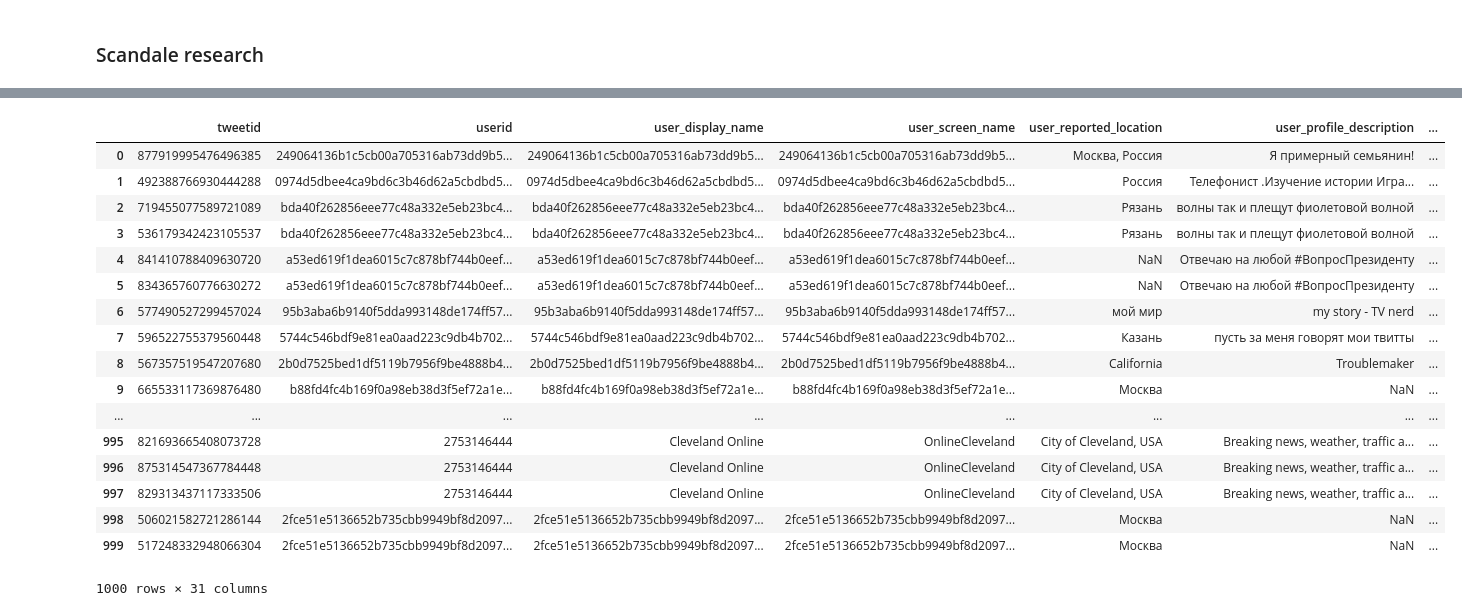
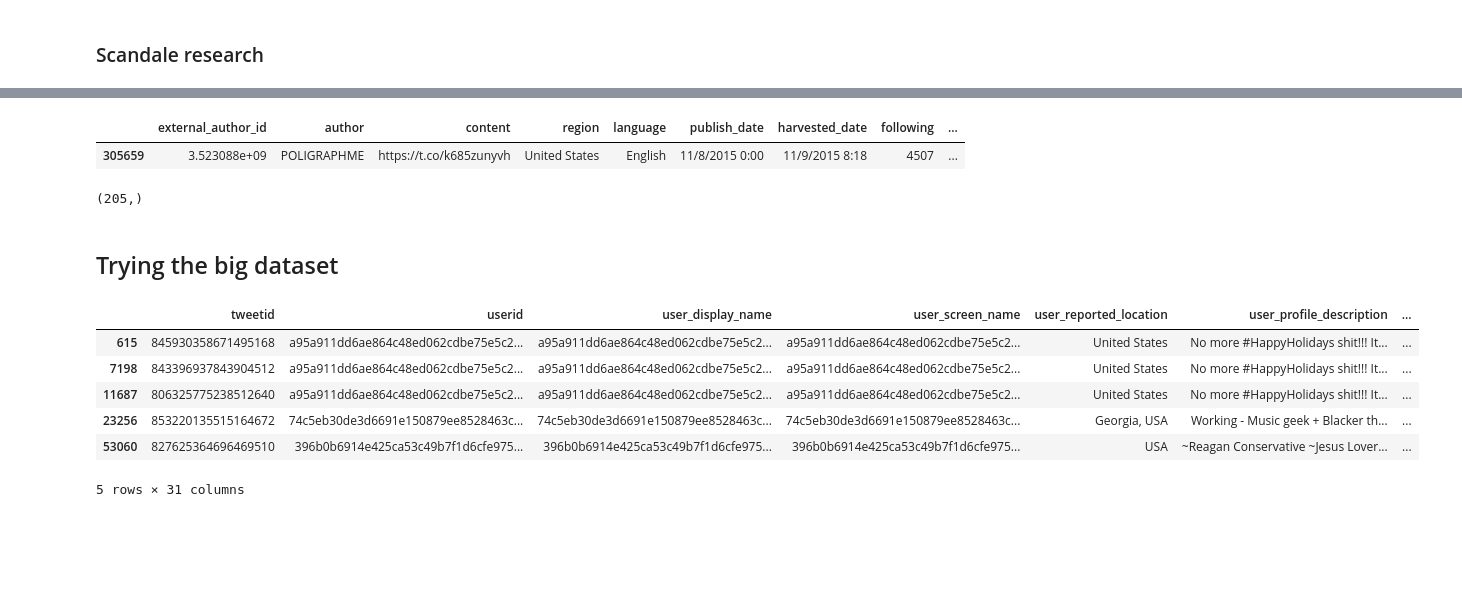
Before and after one commit to journeadrien/Project, a Jupyter notebook: python_code/project.ipynb, the cells around one changed output, grey strips where cells are left out. Cells and saved outputs as stored; diff of their text form; code cells hidden in the pictures; blank space fills up the shorter version.

Commit message:
trying the new dataset

```diff
--- a/python_code/project.ipynb
+++ b/python_code/project.ipynb
@@ -496,22 +368,39 @@ right_troll_df.groupby('region').count()
+# %%
+test = '11/8/2015 0:00'
+english_df[english_df['publish_date'] == test]
+# %% [output]
+|  | external_author_id | author | content | region | language | publish_date | harvested_date | following | ... |
+| 305659 | 3.523088e+09 | POLIGRAPHME | https://t.co/k685zunyvh | United States | English | 11/8/2015 0:00 | 11/9/2015 8:18 | 4507 | ... |
+# %%
+"""quote_tweet_df = english_df[english_df['retweet'] == 0]
+retweet_df = english_df[english_df['retweet'] == 1]
+
+keywords = ['pizzagate']
+
+scandale_quote_df = quote_tweet_df.copy()
+for keyword in keywords :
+    scandale_quote_df = scandale_quote_df[scandale_quote_df['content'].astype(str).str.contains(keyword)]
+
+scandale_quote_df['content'].unique().shape
+
+
+scandale_retweet_df = retweet_df.copy()
+for keyword in keywords :
+    scandale_retweet_df = scandale_retweet_df[scandale_retweet_df['content'].astype(str).str.contains(keyword)]
+
+scandale_retweet_df['content'].unique().shape"""
+# %% [output]
+(205,)
+# %% [markdown]
+## Trying the big dataset
 # %%
-#big_dataset_df = pd.read_csv(PATH_DATA + '/big/ira_tweets_csv_hashed.csv')
-big_dataset_df.head(1000)
+#big_dataset_df = pd.read_csv(PATH_DATA + '/ira_tweets_csv_hashed.csv')
+big_dataset_df.head()
 # %% [output]
 |  | tweetid | userid | user_display_name | user_screen_name | user_reported_location | user_profile_description | ... |
-| 0 | 877919995476496385 | 249064136b1c5cb00a705316ab73dd9b5... | 249064136b1c5cb00a705316ab73dd9b5... | 249064136b1c5cb00a705316ab73dd9b5... | Москва, Россия | Я примерный семьянин! | ... |
-| 1 | 492388766930444288 | 0974d5dbee4ca9bd6c3b46d62a5cbdbd5... | 0974d5dbee4ca9bd6c3b46d62a5cbdbd5... | 0974d5dbee4ca9bd6c3b46d62a5cbdbd5... | Россия | Телефонист .Изучение истории Игра... | ... |
-| 2 | 719455077589721089 | bda40f262856eee77c48a332e5eb23bc4... | bda40f262856eee77c48a332e5eb23bc4... | bda40f262856eee77c48a332e5eb23bc4... | Рязань | волны так и плещут фиолетовой волной | ... |
-| 3 | 536179342423105537 | bda40f262856eee77c48a332e5eb23bc4... | bda40f262856eee77c48a332e5eb23bc4... | bda40f262856eee77c48a332e5eb23bc4... | Рязань | волны так и плещут фиолетовой волной | ... |
-| 4 | 841410788409630720 | a53ed619f1dea6015c7c878bf744b0eef... | a53ed619f1dea6015c7c878bf744b0eef... | a53ed619f1dea6015c7c878bf744b0eef... | NaN | Отвечаю на любой #ВопросПрезиденту | ... |
-| 5 | 834365760776630272 | a53ed619f1dea6015c7c878bf744b0eef... | a53ed619f1dea6015c7c878bf744b0eef... | a53ed619f1dea6015c7c878bf744b0eef... | NaN | Отвечаю на любой #ВопросПрезиденту | ... |
-| 6 | 577490527299457024 | 95b3aba6b9140f5dda993148de174ff57... | 95b3aba6b9140f5dda993148de174ff57... | 95b3aba6b9140f5dda993148de174ff57... | мой мир | my story - TV nerd | ... |
-| 7 | 596522755379560448 | 5744c546bdf9e81ea0aad223c9db4b702... | 5744c546bdf9e81ea0aad223c9db4b702... | 5744c546bdf9e81ea0aad223c9db4b702... | Казань | пусть за меня говорят мои твитты | ... |
-| 8 | 567357519547207680 | 2b0d7525bed1df5119b7956f9be4888b4... | 2b0d7525bed1df5119b7956f9be4888b4... | 2b0d7525bed1df5119b7956f9be4888b4... | California | Troublemaker | ... |
-| 9 | 665533117369876480 | b88fd4fc4b169f0a98eb38d3f5ef72a1e... | b88fd4fc4b169f0a98eb38d3f5ef72a1e... | b88fd4fc4b169f0a98eb38d3f5ef72a1e... | Москва | NaN | ... |
-| ... | ... | ... | ... | ... | ... | ... | ... |
-| 995 | 821693665408073728 | 2753146444 | Cleveland Online | OnlineCleveland | City of Cleveland, USA | Breaking news, weather, traffic a... | ... |
-| 996 | 875314547367784448 | 2753146444 | Cleveland Online | OnlineCleveland | City of Cleveland, USA | Breaking news, weather, traffic a... | ... |
-| 997 | 829313437117333506 | 2753146444 | Cleveland Online | OnlineCleveland | City of Cleveland, USA | Breaking news, weather, traffic a... | ... |
-| 998 | 506021582721286144 | 2fce51e5136652b735cbb9949bf8d2097... | 2fce51e5136652b735cbb9949bf8d2097... | 2fce51e5136652b735cbb9949bf8d2097... | Москва | NaN | ... |
-| 999 | 517248332948066304 | 2fce51e5136652b735cbb9949bf8d2097... | 2fce51e5136652b735cbb9949bf8d2097... | 2fce51e5136652b735cbb9949bf8d2097... | Москва | NaN | ... |
+| 615 | 845930358671495168 | a95a911dd6ae864c48ed062cdbe75e5c2... | a95a911dd6ae864c48ed062cdbe75e5c2... | a95a911dd6ae864c48ed062cdbe75e5c2... | United States | No more #HappyHolidays shit!!! It... | ... |
+| 7198 | 843396937843904512 | a95a911dd6ae864c48ed062cdbe75e5c2... | a95a911dd6ae864c48ed062cdbe75e5c2... | a95a911dd6ae864c48ed062cdbe75e5c2... | United States | No more #HappyHolidays shit!!! It... | ... |
+| 11687 | 806325775238512640 | a95a911dd6ae864c48ed062cdbe75e5c2... | a95a911dd6ae864c48ed062cdbe75e5c2... | a95a911dd6ae864c48ed062cdbe75e5c2... | United States | No more #HappyHolidays shit!!! It... | ... |
+| 23256 | 853220135515164672 | 74c5eb30de3d6691e150879ee8528463c... | 74c5eb30de3d6691e150879ee8528463c... | 74c5eb30de3d6691e150879ee8528463c... | Georgia, USA | Working - Music geek + Blacker th... | ... |
+| 53060 | 827625364696469510 | 396b0b6914e425ca53c49b7f1d6cfe975... | 396b0b6914e425ca53c49b7f1d6cfe975... | 396b0b6914e425ca53c49b7f1d6cfe975... | USA | ~Reagan Conservative ~Jesus Lover... | ... |
-1000 rows × 31 columns
+5 rows × 31 columns
```
Also changed, not shown: parts of 25 cells of this notebook.
